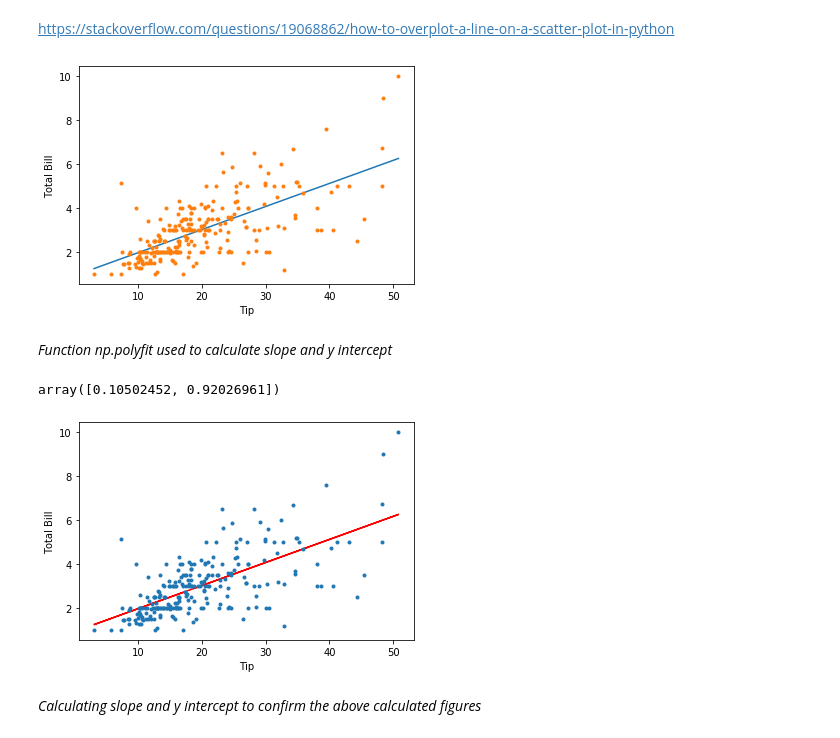
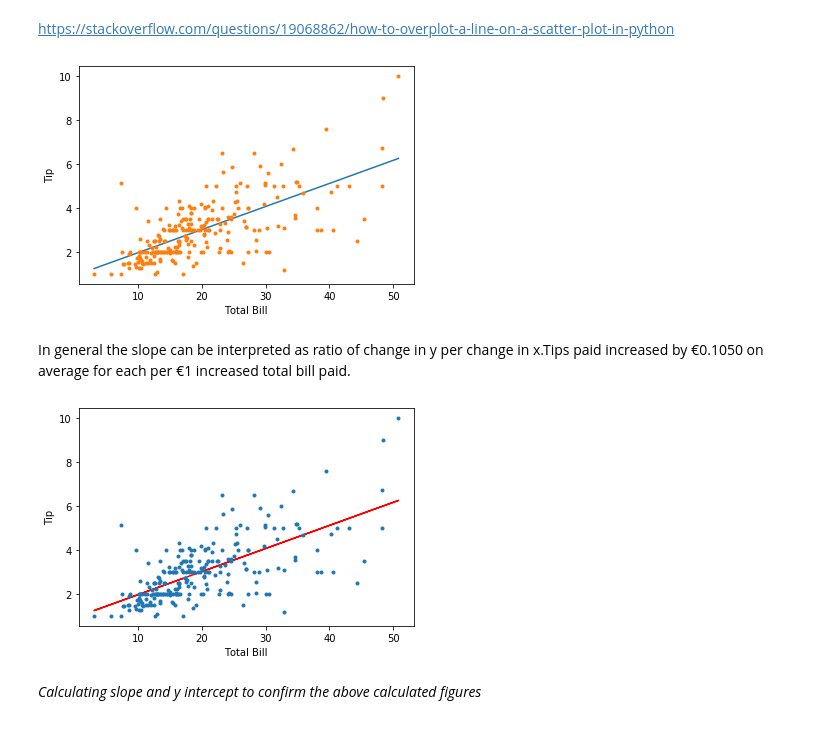
Before and after one commit to Crkonova76/Fundamentals-of-Data-Analysis_Assessment-2019, a Jupyter notebook: Tips_dataset.ipynb, the cells around one changed output. Cells and saved outputs as stored; diff of their text form; code cells hidden in the pictures.

```diff
--- a/Tips_dataset.ipynb
+++ b/Tips_dataset.ipynb
@@ -426,25 +453,21 @@ https://stackoverflow.com/questions/19068862/how-to-overplot-a-line-on-a-scatter
 # %%
 plt.plot(np.unique(x), np.poly1d(np.polyfit(x, y, 1))(np.unique(x)))
 plt.plot(x,y,".")
-plt.xlabel("Tip")
-plt.ylabel("Total Bill")
+plt.xlabel("Total Bill")
+plt.ylabel("Tip")
 plt.show()
 # %% [output]
-[figure, old version]
+[figure, new version]
-# %% [markdown]
-_Function np.polyfit used to calculate slope and y intercept_
-# %%
-np.polyfit(x,y,1)
-# %% [output]
-array([0.10502452, 0.92026961])
+# %% [markdown]
+In general the slope can be interpreted as ratio of change in y per change in x.Tips paid increased by €0.1050 on average for each per €1 increased total bill paid.
 # %%
 plt.plot(x,0.10502452*x+0.92027,"r")
 plt.plot(x,y,".")
-plt.xlabel("Tip")
-plt.ylabel("Total Bill")
+plt.xlabel("Total Bill")
+plt.ylabel("Tip")
 plt.show()
 # %% [output]
-[figure, old version]
+[figure, new version]
 # %% [markdown]
 _Calculating slope and y intercept to confirm the above calculated figures_
 # %% [markdown]
```
Also changed, not shown: parts of 31 cells of this notebook, 1 other file.
